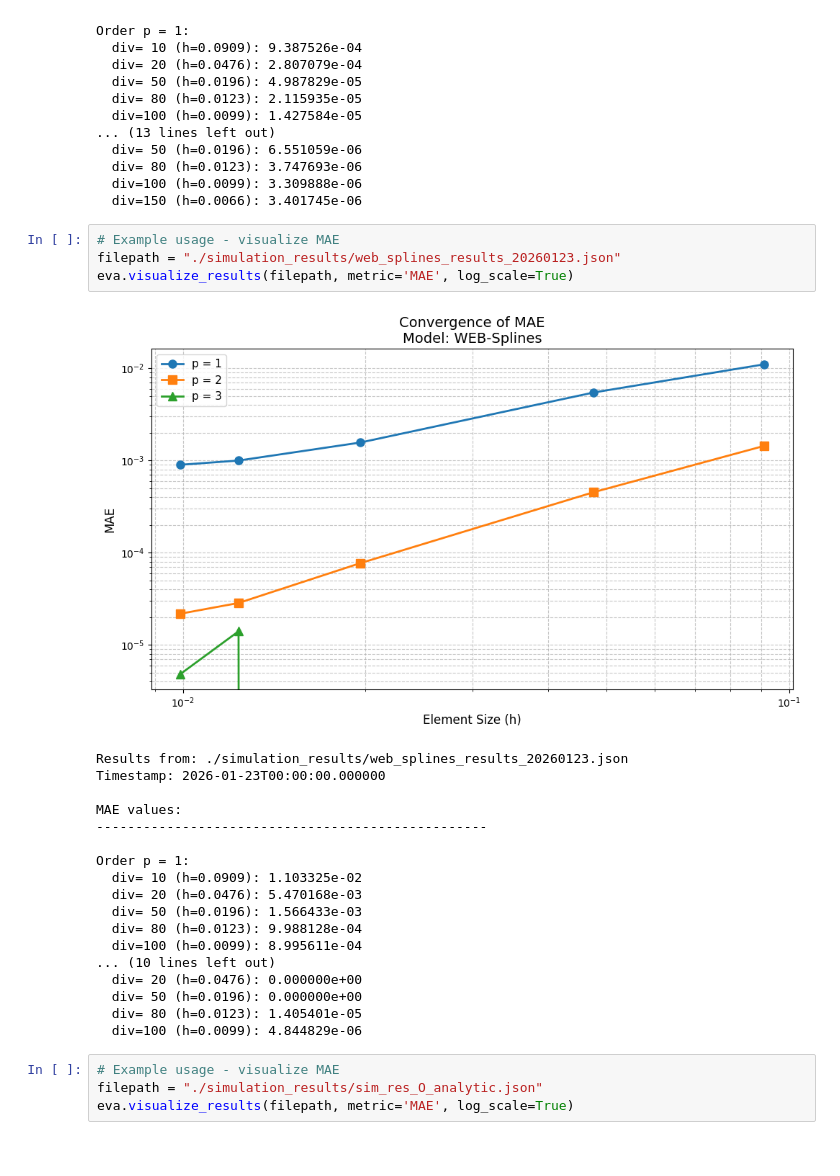
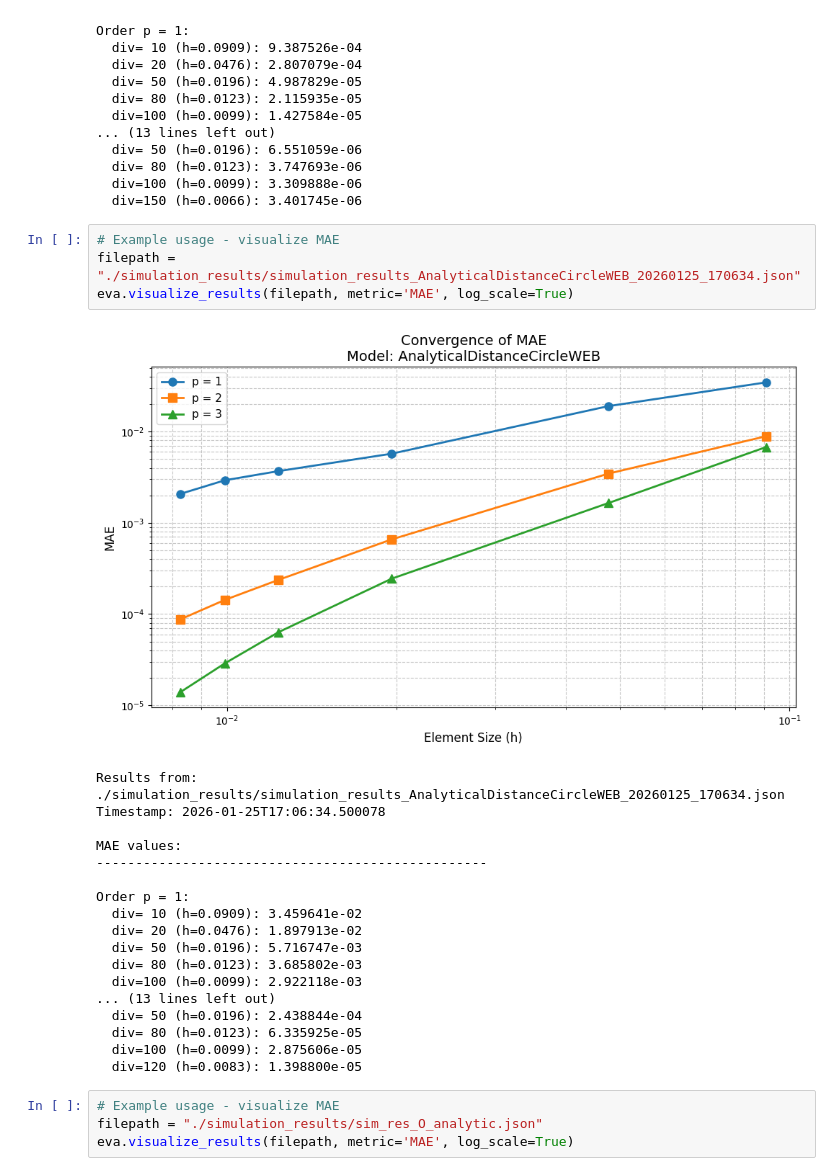
Before and after one commit to csgellert/NeuralIGA, a Jupyter notebook: Neural Analysis/visualize_results_circle.ipynb, the cells around one changed output. Drawn from its saved outputs; the diff is of its cells as text.

```diff
--- a/Neural Analysis/visualize_results_circle.ipynb
+++ b/Neural Analysis/visualize_results_circle.ipynb
@@ -25,27 +25,27 @@ Order p = 1:
   div=150 (h=0.0066): 3.401745e-06
 # %%
 # Example usage - visualize MAE
-filepath = "./simulation_results/web_splines_results_20260123.json"
+filepath = "./simulation_results/simulation_results_AnalyticalDistanceCircleWEB_20260125_170634.json"
 eva.visualize_results(filepath, metric='MAE', log_scale=True)
 # %% [output]
-[figure, old version]
+[figure, new version]
-Results from: ./simulation_results/web_splines_results_20260123.json
-Timestamp: 2026-01-23T00:00:00.000000
+Results from: ./simulation_results/simulation_results_AnalyticalDistanceCircleWEB_20260125_170634.json
+Timestamp: 2026-01-25T17:06:34.500078
 
 MAE values:
 --------------------------------------------------
 
 Order p = 1:
-  div= 10 (h=0.0909): 1.103325e-02
-  div= 20 (h=0.0476): 5.470168e-03
-  div= 50 (h=0.0196): 1.566433e-03
-  div= 80 (h=0.0123): 9.988128e-04
-  div=100 (h=0.0099): 8.995611e-04
-... (10 lines left out)
-  div= 20 (h=0.0476): 0.000000e+00
-  div= 50 (h=0.0196): 0.000000e+00
-  div= 80 (h=0.0123): 1.405401e-05
-  div=100 (h=0.0099): 4.844829e-06
+  div= 10 (h=0.0909): 3.459641e-02
+  div= 20 (h=0.0476): 1.897913e-02
+  div= 50 (h=0.0196): 5.716747e-03
+  div= 80 (h=0.0123): 3.685802e-03
+  div=100 (h=0.0099): 2.922118e-03
+... (13 lines left out)
+  div= 50 (h=0.0196): 2.438844e-04
+  div= 80 (h=0.0123): 6.335925e-05
+  div=100 (h=0.0099): 2.875606e-05
+  div=120 (h=0.0083): 1.398800e-05
 # %%
 # Example usage - visualize MAE
 filepath = "./simulation_results/sim_res_O_analytic.json"
```
Also changed, not shown: parts of 2 cells of this notebook, 7 other files.
